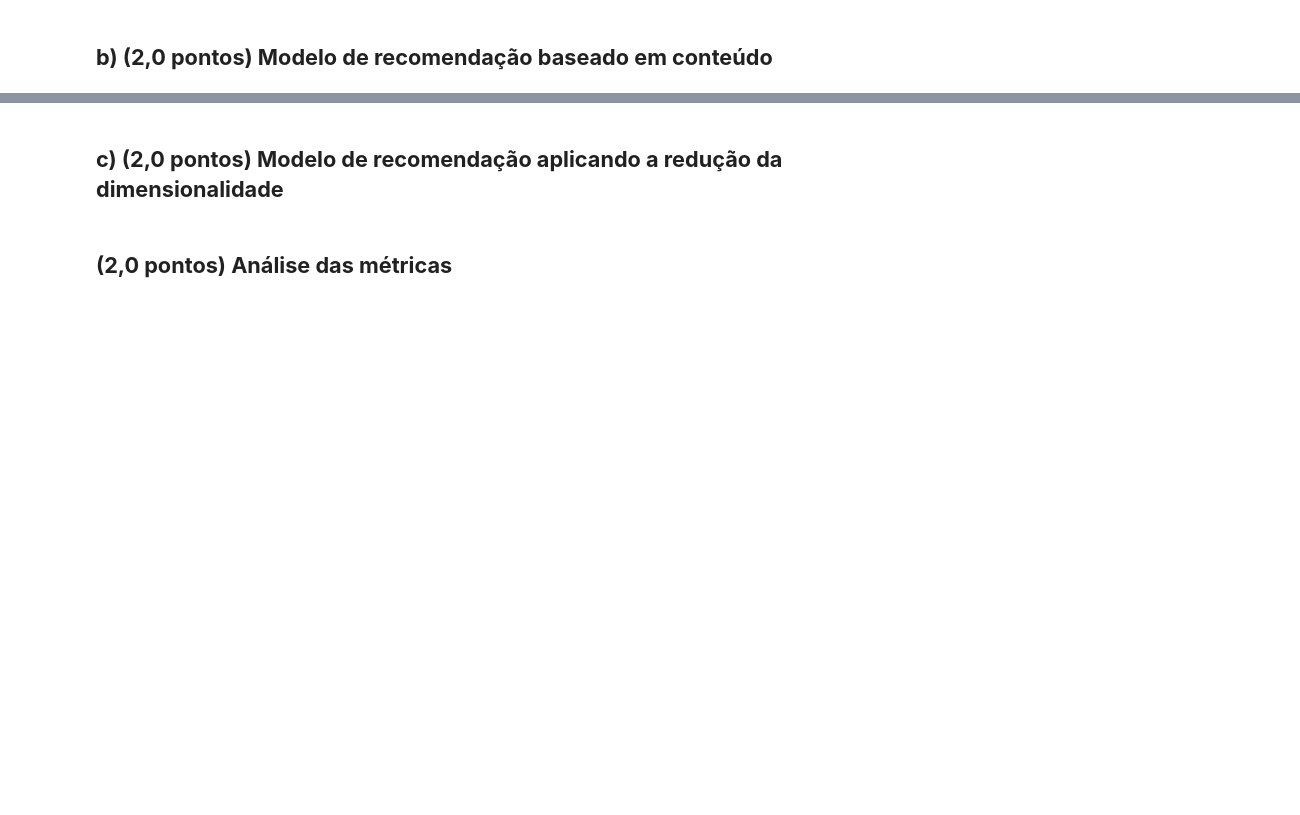
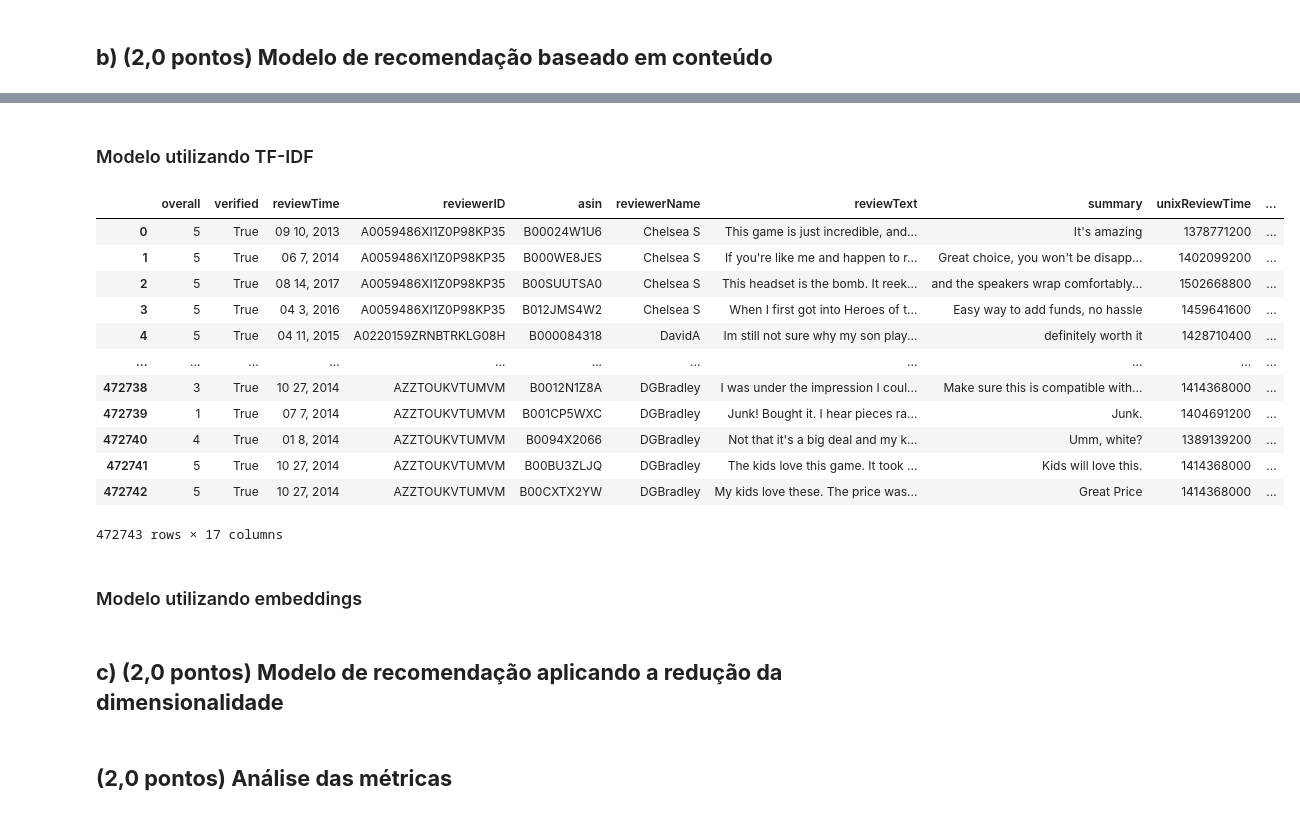
Before and after one commit to arturnovais/RecSYS---class---test, a Jupyter notebook: AMNS_MAIN.ipynb, the cells around one changed output, grey strips where cells are left out. Drawn from its saved outputs; the diff is of its cells as text; code cells hidden in the pictures; blank space fills up the shorter version.

```diff
--- a/AMNS_MAIN.ipynb
+++ b/AMNS_MAIN.ipynb
@@ -380,6 +380,14 @@ reviews_df_filtrado
 | 296951 | 5 | True | 10 27, 2014 | AZZTOUKVTUMVM | B00BU3ZLJQ | DGBradley | The kids love this game. It took ... | Kids will love this. | 1414368000 | ... |
 | 307262 | 5 | True | 10 27, 2014 | AZZTOUKVTUMVM | B00CXTX2YW | DGBradley | My kids love these. The price was... | Great Price | 1414368000 | ... |
 472743 rows × 12 columns
+# %%
+'''Vamos excluir usuários com apenas uma interação, pois não fornecem informações suficientes para inferir preferências.'''
+
+user_counts = reviews_df_filtrado['reviewerID'].value_counts()
+
+usuarios_validos = user_counts[user_counts > 1].index
+
+reviews_df_filtrado = reviews_df_filtrado[reviews_df_filtrado['reviewerID'].isin(usuarios_validos)]
 # %% [markdown]
 #### Metadados
 # %% [markdown]
@@ -631,0 +636,2 @@ class VectorStoreFaissAdapter:
+# %% [markdown]
+### Modelo utilizando TF-IDF
@@ -632,3 +641,29 @@ class VectorStoreFaissAdapter:
+# %%
+df_final['perfil_item'] = (
+    df_final['title_produto'].fillna('') + " " +
+    df_final['category_produto'].fillna('') + " " +
+    df_final['brand_produto'].fillna('') + " " +
+    df_final['reviewText'].fillna('') + " " +
+    df_final['summary'].fillna('')
+)
+# %%
+df_final
+# %% [output]
+|  | overall | verified | reviewTime | reviewerID | asin | reviewerName | reviewText | summary | unixReviewTime | ... |
+| 0 | 5 | True | 09 10, 2013 | A0059486XI1Z0P98KP35 | B00024W1U6 | Chelsea S | This game is just incredible, and... | It's amazing | 1378771200 | ... |
+| 1 | 5 | True | 06 7, 2014 | A0059486XI1Z0P98KP35 | B000WE8JES | Chelsea S | If you're like me and happen to r... | Great choice, you won't be disapp... | 1402099200 | ... |
+| 2 | 5 | True | 08 14, 2017 | A0059486XI1Z0P98KP35 | B00SUUTSA0 | Chelsea S | This headset is the bomb. It reek... | and the speakers wrap comfortably... | 1502668800 | ... |
+| 3 | 5 | True | 04 3, 2016 | A0059486XI1Z0P98KP35 | B012JMS4W2 | Chelsea S | When I first got into Heroes of t... | Easy way to add funds, no hassle | 1459641600 | ... |
+| 4 | 5 | True | 04 11, 2015 | A0220159ZRNBTRKLG08H | B000084318 | DavidA | Im still not sure why my son play... | definitely worth it | 1428710400 | ... |
+| ... | ... | ... | ... | ... | ... | ... | ... | ... | ... | ... |
+| 472738 | 3 | True | 10 27, 2014 | AZZTOUKVTUMVM | B0012N1Z8A | DGBradley | I was under the impression I coul... | Make sure this is compatible with... | 1414368000 | ... |
+| 472739 | 1 | True | 07 7, 2014 | AZZTOUKVTUMVM | B001CP5WXC | DGBradley | Junk! Bought it. I hear pieces ra... | Junk. | 1404691200 | ... |
+| 472740 | 4 | True | 01 8, 2014 | AZZTOUKVTUMVM | B0094X2066 | DGBradley | Not that it's a big deal and my k... | Umm, white? | 1389139200 | ... |
+| 472741 | 5 | True | 10 27, 2014 | AZZTOUKVTUMVM | B00BU3ZLJQ | DGBradley | The kids love this game. It took ... | Kids will love this. | 1414368000 | ... |
+| 472742 | 5 | True | 10 27, 2014 | AZZTOUKVTUMVM | B00CXTX2YW | DGBradley | My kids love these. The price was... | Great Price | 1414368000 | ... |
+472743 rows × 17 columns
+# %% [markdown]
+### Modelo utilizando embeddings
 # %% [markdown]
 ## **c) (2,0 pontos) Modelo de recomendação aplicando a redução da dimensionalidade**
 # %%
```
Also changed, not shown: parts of 17 cells of this notebook.
